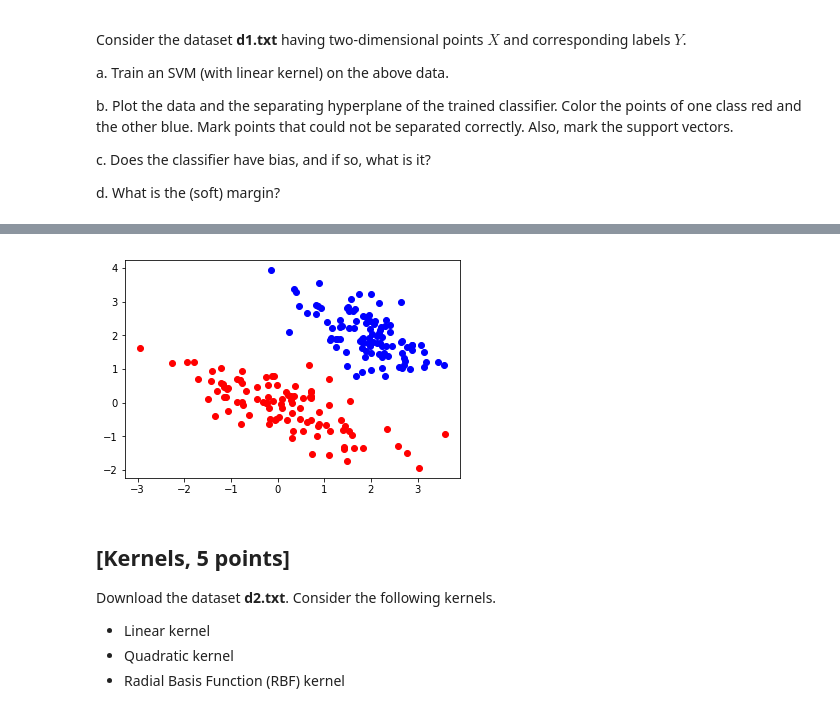
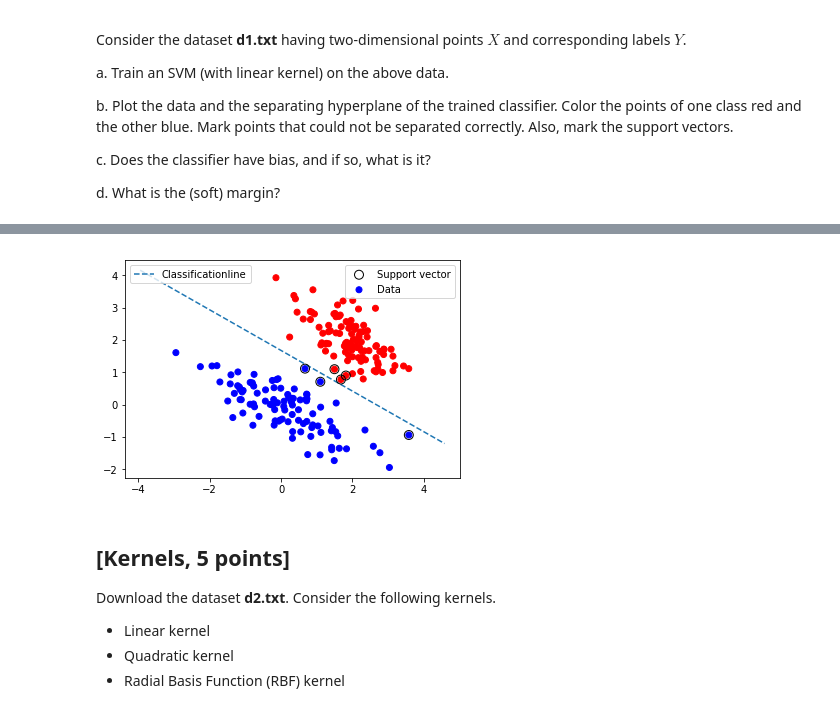
Before and after one commit to kjaquier/TDA231_ML_Homeworks, a Jupyter notebook: HW4/hw4.ipynb, the cells around one changed output, grey strips where cells are left out. Cells and saved outputs as stored; diff of their text form; code cells hidden in the pictures.

```diff
--- a/HW4/hw4.ipynb
+++ b/HW4/hw4.ipynb
@@ -67,31 +67,93 @@ c. Does the classifier have bias, and if so, what is it?
 
 d. What is the (soft) margin?
 # %%
+#import numpy as np
+#from sklearn import svm
+#from matplotlib import pyplot as plt
+
+
+#data = np.loadtxt('d1.txt')
+#X = data[:,:2]
+#Y = data[:,-1]
+
+#clf = svm.SVC(kernel='linear')
+#clf.fit(X, Y)
+
+#labels = np.unique(Y)
+#X1 = X[Y == labels[0],:]
+#X2 = X[Y == labels[1],:]
+
+# TODO adapt code below to draw boundary
+# create grid to evaluate model
+#xx = np.linspace(xlim[0], xlim[1], 30)
+#yy = np.linspace(ylim[0], ylim[1], 30)
+#YY, XX = np.meshgrid(yy, xx)
+#xy = np.vstack([XX.ravel(), YY.ravel()]).T
+#Z = clf.decision_function(xy).reshape(XX.shape)
+
+#plt.plot(X1[:,0], X1[:,1], 'object')
+#plt.plot(X2[:,0], X2[:,1], 'or')
+#plt.show()
+
 import numpy as np
-from sklearn import svm
-from matplotlib import pyplot as plt
+from sklearn.svm import SVC
+import matplotlib.pyplot as plt
 
+def PlotSupportVectors(clf,X,Y,linestyle,label):
+    index = clf.support_
+    w = clf.support_vectors_
+    classes = np.zeros(len(index))
+    for i in range(len(index)):
+        classes[i] = Y[index[i]]
+    color = FormatColorVector(classes)
+    #plt.legend('Supportvector')
+    return w
+
+def plot_hyperplane(clf, min_x, max_x, linestyle, label):
+    # get the separating hyperplane
+    w = clf.coef_[0]
+    a = -w[0] / w[1]
+    xx = np.linspace(min_x , max_x )  # make sure the line is long enough
+    yy = lambda x: a * x - (clf.intercept_[0]) / w[1]
+    return xx,yy
+
+    #plt.legend('Desitionboundery')
+
+
+def FormatColorVector(Y):
+    cVec=[]
+    for i in Y:
+        if(i == -1):
+            cVec.append('red')
+        else:
+            cVec.append('blue')
+    return cVec
 
 data = np.loadtxt('d1.txt')
 X = data[:,:2]
 Y = data[:,-1]
-
-clf = svm.SVC(kernel='linear')
+softMargin = 3
+clf = SVC(kernel='linear',C=softMargin)
 clf.fit(X, Y)
 
-labels = np.unique(Y)
-X1 = X[Y == labels[0],:]
-X2 = X[Y == labels[1],:]
+min_x = np.amin(X[:,0])-1
+max_x = np.amax(X[:,0])+1
+linestyle = '--'
+label='Classificationline'
 
-# TODO adapt code below to draw boundary
-# create grid to evaluate model
-xx = np.linspace(xlim[0], xlim[1], 30)
-yy = np.linspace(ylim[0], ylim[1], 30)
-YY, XX = np.meshgrid(yy, xx)
-xy = np.vstack([XX.ravel(), YY.ravel()]).T
-Z = clf.decision_function(xy).reshape(XX.shape)
 
-plt.plot(X1[:,0], X1[:,1], 'object')
-plt.plot(X2[:,0], X2[:,1], 'or')
+xx,yy = plot_hyperplane(clf, min_x, max_x, linestyle, label)
+w = PlotSupportVectors(clf,X,Y,'-','Support vector ')
+scatter_data = plt.scatter(X[:,0],X[:,1],c=FormatColorVector(Y),label='Data')
+desitionBoundary = plt.plot(xx, yy(xx), linestyle, label='Classificationline')
+
+supportVector = plt.scatter(w[:, 0], w[:, 1], s=80, facecolor='none', edgecolor= 'k', alpha=1, label='Support vector',zorder=10)
+print('Bias for the classifyer is', clf.intercept_,'Soft margin')
+
+first_legend= plt.legend(handles=[supportVector,scatter_data],loc=1)
+
+# Add the legend manually to the current Axes.
+ax = plt.gca().add_artist(first_legend)
+plt.legend(handles = desitionBoundary,loc=2)
 plt.show()
 # %% [output]
@@ -98,4 +161,4 @@ plt.show()
-[figure, old version]
+[figure, new version]
 # %% [markdown]
 ## [Kernels, 5 points]
 
```
Also changed, not shown: parts of 2 cells of this notebook, 3 other files.
